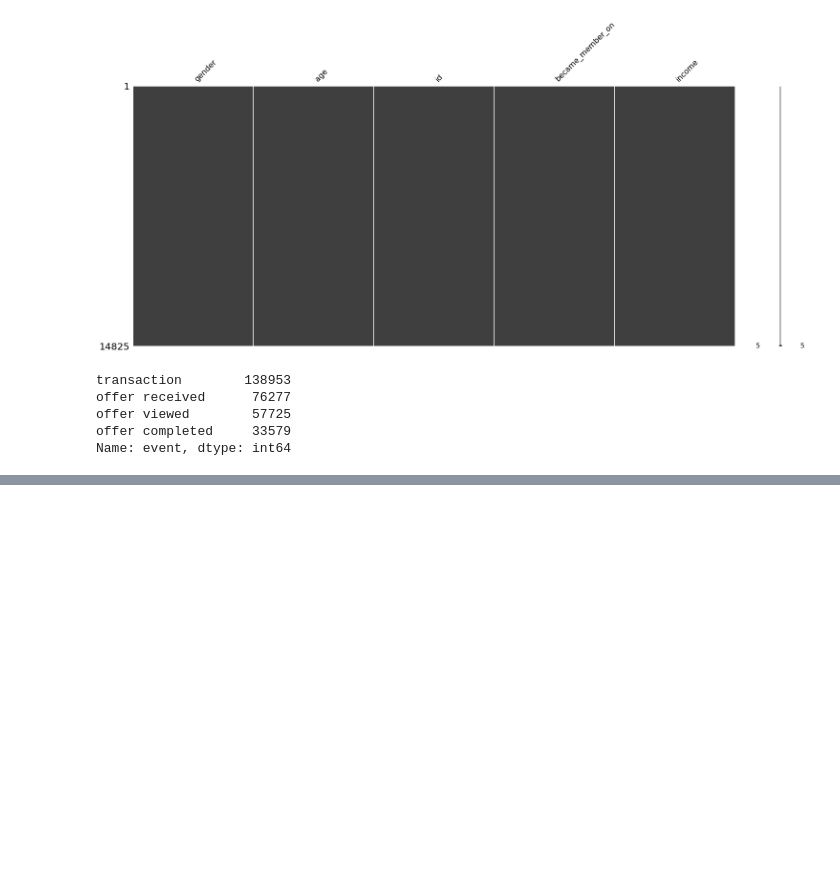
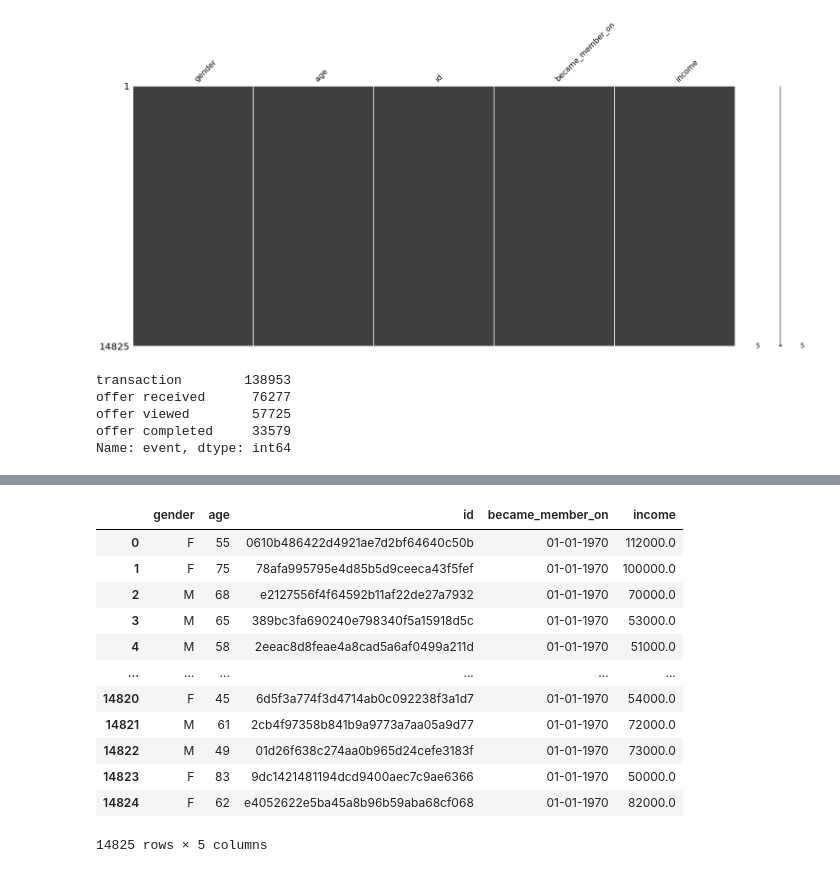
Before and after one commit to malekaburaddaha/Starbucks-Project, a Jupyter notebook: Starbucks_Capstone_notebook.ipynb, the cells around one changed output, grey strips where cells are left out. Saved outputs shown, nothing was run; the diff lists cells and outputs as text; code cells hidden in the pictures; blank space fills up the shorter version.

```diff
--- a/Starbucks_Capstone_notebook.ipynb
+++ b/Starbucks_Capstone_notebook.ipynb
@@ -213,0 +216,3 @@ See the caveats in the documentation: https://pandas.pydata.org/pandas-docs/stab
+# %%
+complete_profile['became_member_on'] = complete_profile['became_member_on'].dt.strftime("%d-%m-%Y")
+complete_profile.head()
@@ -228,0 +256,4 @@ Name: became_member_on, Length: 1707, dtype: int64
+# %%
+column_name = ['became_member_on']
+col_dup = complete_profile.duplicated(subset=column_name, keep =False)
+print(col_dup)
@@ -228,0 +273,16 @@ Name: became_member_on, Length: 1707, dtype: int64
+# %%
+complete_profile[col_dup]
+# %% [output]
+|  | gender | age | id | became_member_on | income |
+| 0 | F | 55 | 0610b486422d4921ae7d2bf64640c50b | 01-01-1970 | 112000.0 |
+| 1 | F | 75 | 78afa995795e4d85b5d9ceeca43f5fef | 01-01-1970 | 100000.0 |
+| 2 | M | 68 | e2127556f4f64592b11af22de27a7932 | 01-01-1970 | 70000.0 |
+| 3 | M | 65 | 389bc3fa690240e798340f5a15918d5c | 01-01-1970 | 53000.0 |
+| 4 | M | 58 | 2eeac8d8feae4a8cad5a6af0499a211d | 01-01-1970 | 51000.0 |
+| ... | ... | ... | ... | ... | ... |
+| 14820 | F | 45 | 6d5f3a774f3d4714ab0c092238f3a1d7 | 01-01-1970 | 54000.0 |
+| 14821 | M | 61 | 2cb4f97358b841b9a9773a7aa05a9d77 | 01-01-1970 | 72000.0 |
+| 14822 | M | 49 | 01d26f638c274aa0b965d24cefe3183f | 01-01-1970 | 73000.0 |
+| 14823 | F | 83 | 9dc1421481194dcd9400aec7c9ae6366 | 01-01-1970 | 50000.0 |
+| 14824 | F | 62 | e4052622e5ba45a8b96b59aba68cf068 | 01-01-1970 | 82000.0 |
+14825 rows × 5 columns
```
Also changed, not shown: parts of 6 cells of this notebook.
